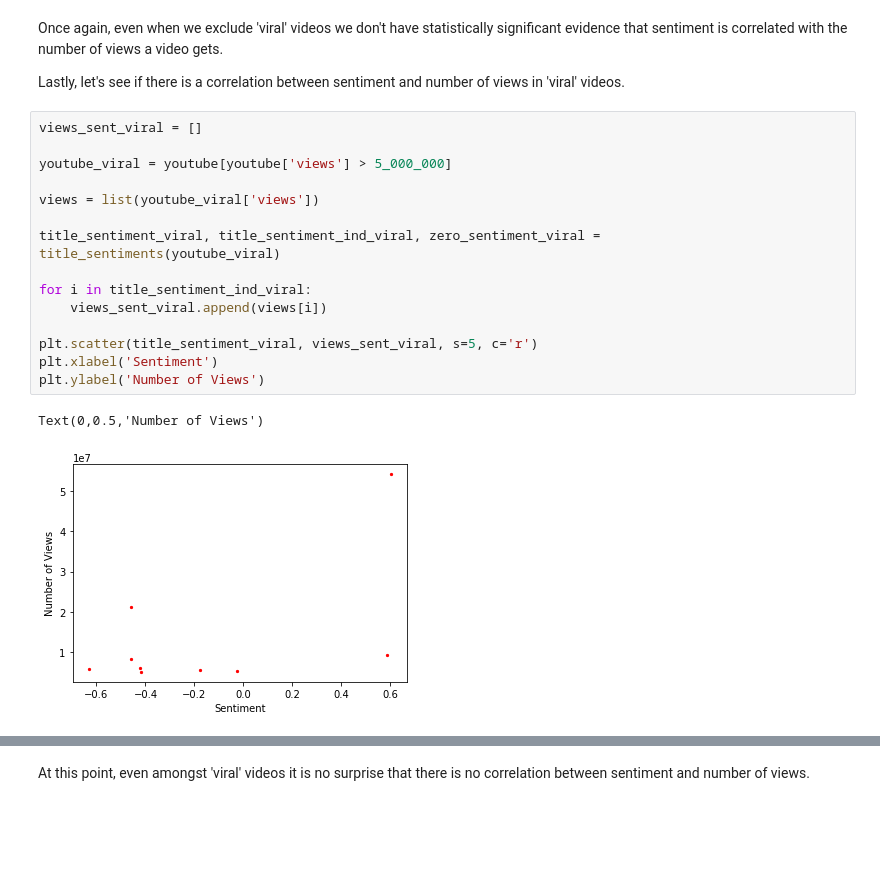
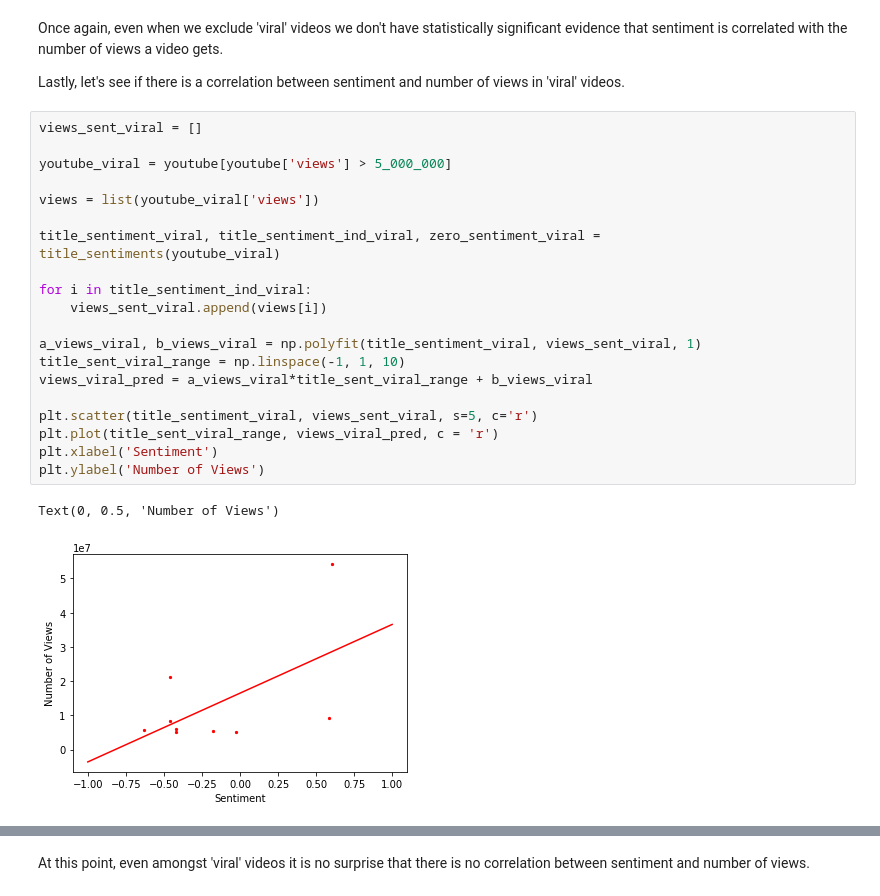
Before and after one commit to dtn058/FinalProject_group46, a Jupyter notebook: COGS108 Final project.ipynb, the cells around one changed output, grey strips where cells are left out. Cells and saved outputs as stored; diff of their text form; blank space fills up the shorter version.

```diff
--- a/COGS108 Final project.ipynb
+++ b/COGS108 Final project.ipynb
@@ -377,21 +388,26 @@ Lastly, let's see if there is a correlation between sentiment and number of view
 # %%
 views_sent_viral = []
 
 youtube_viral = youtube[youtube['views'] > 5_000_000]
 
 views = list(youtube_viral['views'])
 
 title_sentiment_viral, title_sentiment_ind_viral, zero_sentiment_viral = title_sentiments(youtube_viral)
 
 for i in title_sentiment_ind_viral:
     views_sent_viral.append(views[i])
 
+a_views_viral, b_views_viral = np.polyfit(title_sentiment_viral, views_sent_viral, 1)
+title_sent_viral_range = np.linspace(-1, 1, 10)
+views_viral_pred = a_views_viral*title_sent_viral_range + b_views_viral
+
 plt.scatter(title_sentiment_viral, views_sent_viral, s=5, c='r')
+plt.plot(title_sent_viral_range, views_viral_pred, c = 'r')
 plt.xlabel('Sentiment')
 plt.ylabel('Number of Views')
 # %% [output]
-Text(0,0.5,'Number of Views')
+Text(0, 0.5, 'Number of Views')
-[figure, old version]
+[figure, new version]
 # %%
 plt.hist(title_sentiment_viral, bins=20, color='red')
 plt.xlabel('Sentiment')
```
Also changed, not shown: parts of 13 cells of this notebook.
